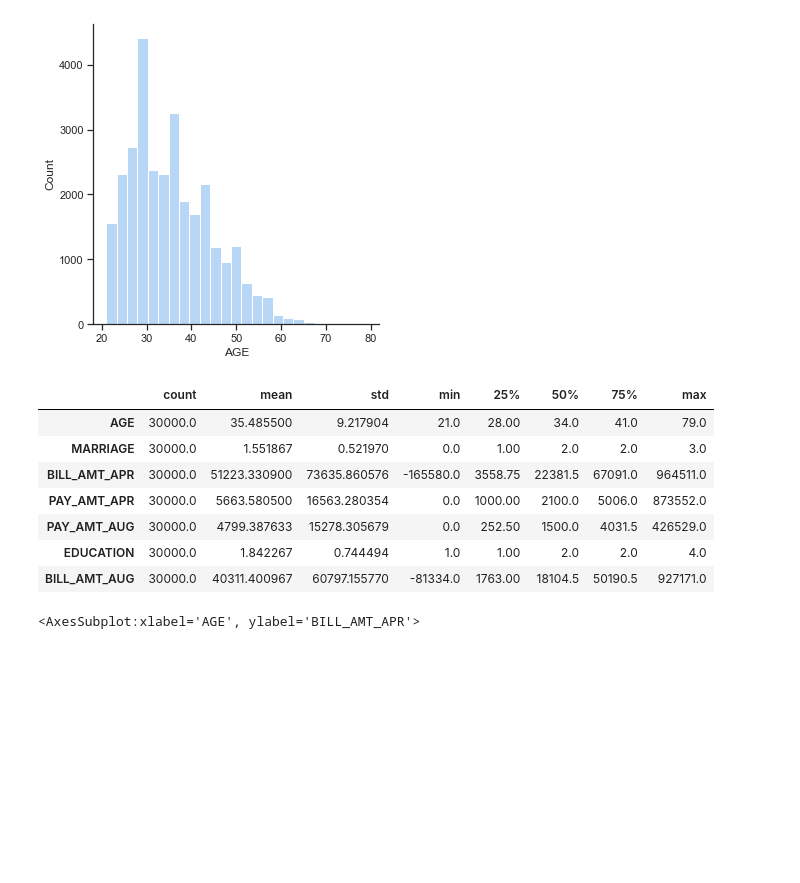
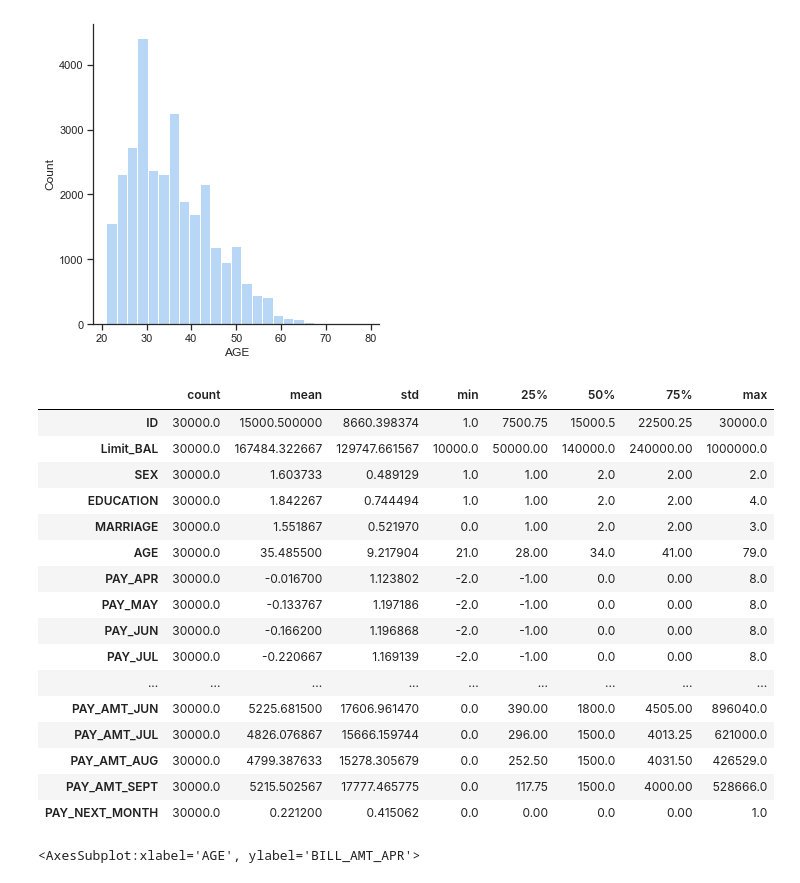
Before and after one commit to AmrDhaliwal/Analysis_of_Taiwan_Credit_Card_Data, a Jupyter notebook: analysis/EDA.ipynb, the cells around one changed output. Saved outputs shown, nothing was run; the diff lists cells and outputs as text; code cells hidden in the pictures; blank space fills up the shorter version.

```diff
--- a/analysis/EDA.ipynb
+++ b/analysis/EDA.ipynb
@@ -114,18 +111,27 @@ sns.displot(df1['AGE'], kde=False, bins=25)
 # %%
 # Replaced all 0's, 5 and 6's with the number 4 since 4 means other according to the
 # original dataset and 5 and 6 weren't specified so, I
-df1["EDUCATION"].replace({0: 4, 5: 4, 6: 4}, inplace=True)
+df['EDUCATION'].replace({0: 4, 5: 4, 6: 4}, inplace=True)
 # %%
-df1.describe().T
+df.describe().T
 # %% [output]
 |  | count | mean | std | min | 25% | 50% | 75% | max |
-| AGE | 30000.0 | 35.485500 | 9.217904 | 21.0 | 28.00 | 34.0 | 41.0 | 79.0 |
-| MARRIAGE | 30000.0 | 1.551867 | 0.521970 | 0.0 | 1.00 | 2.0 | 2.0 | 3.0 |
-| BILL_AMT_APR | 30000.0 | 51223.330900 | 73635.860576 | -165580.0 | 3558.75 | 22381.5 | 67091.0 | 964511.0 |
-| PAY_AMT_APR | 30000.0 | 5663.580500 | 16563.280354 | 0.0 | 1000.00 | 2100.0 | 5006.0 | 873552.0 |
-| PAY_AMT_AUG | 30000.0 | 4799.387633 | 15278.305679 | 0.0 | 252.50 | 1500.0 | 4031.5 | 426529.0 |
-| EDUCATION | 30000.0 | 1.842267 | 0.744494 | 1.0 | 1.00 | 2.0 | 2.0 | 4.0 |
-| BILL_AMT_AUG | 30000.0 | 40311.400967 | 60797.155770 | -81334.0 | 1763.00 | 18104.5 | 50190.5 | 927171.0 |
+| ID | 30000.0 | 15000.500000 | 8660.398374 | 1.0 | 7500.75 | 15000.5 | 22500.25 | 30000.0 |
+| Limit_BAL | 30000.0 | 167484.322667 | 129747.661567 | 10000.0 | 50000.00 | 140000.0 | 240000.00 | 1000000.0 |
+| SEX | 30000.0 | 1.603733 | 0.489129 | 1.0 | 1.00 | 2.0 | 2.00 | 2.0 |
+| EDUCATION | 30000.0 | 1.842267 | 0.744494 | 1.0 | 1.00 | 2.0 | 2.00 | 4.0 |
+| MARRIAGE | 30000.0 | 1.551867 | 0.521970 | 0.0 | 1.00 | 2.0 | 2.00 | 3.0 |
+| AGE | 30000.0 | 35.485500 | 9.217904 | 21.0 | 28.00 | 34.0 | 41.00 | 79.0 |
+| PAY_APR | 30000.0 | -0.016700 | 1.123802 | -2.0 | -1.00 | 0.0 | 0.00 | 8.0 |
+| PAY_MAY | 30000.0 | -0.133767 | 1.197186 | -2.0 | -1.00 | 0.0 | 0.00 | 8.0 |
+| PAY_JUN | 30000.0 | -0.166200 | 1.196868 | -2.0 | -1.00 | 0.0 | 0.00 | 8.0 |
+| PAY_JUL | 30000.0 | -0.220667 | 1.169139 | -2.0 | -1.00 | 0.0 | 0.00 | 8.0 |
+| ... | ... | ... | ... | ... | ... | ... | ... | ... |
+| PAY_AMT_JUN | 30000.0 | 5225.681500 | 17606.961470 | 0.0 | 390.00 | 1800.0 | 4505.00 | 896040.0 |
+| PAY_AMT_JUL | 30000.0 | 4826.076867 | 15666.159744 | 0.0 | 296.00 | 1500.0 | 4013.25 | 621000.0 |
+| PAY_AMT_AUG | 30000.0 | 4799.387633 | 15278.305679 | 0.0 | 252.50 | 1500.0 | 4031.50 | 426529.0 |
+| PAY_AMT_SEPT | 30000.0 | 5215.502567 | 17777.465775 | 0.0 | 117.75 | 1500.0 | 4000.00 | 528666.0 |
+| PAY_NEXT_MONTH | 30000.0 | 0.221200 | 0.415062 | 0.0 | 0.00 | 0.0 | 0.00 | 1.0 |
 # %%
 # Created a scatter plot to show Age by BILL_AMT_APR.
 plt.figure(figsize=(20,15))
```
Also changed, not shown: parts of 14 cells of this notebook, 5 other files.
